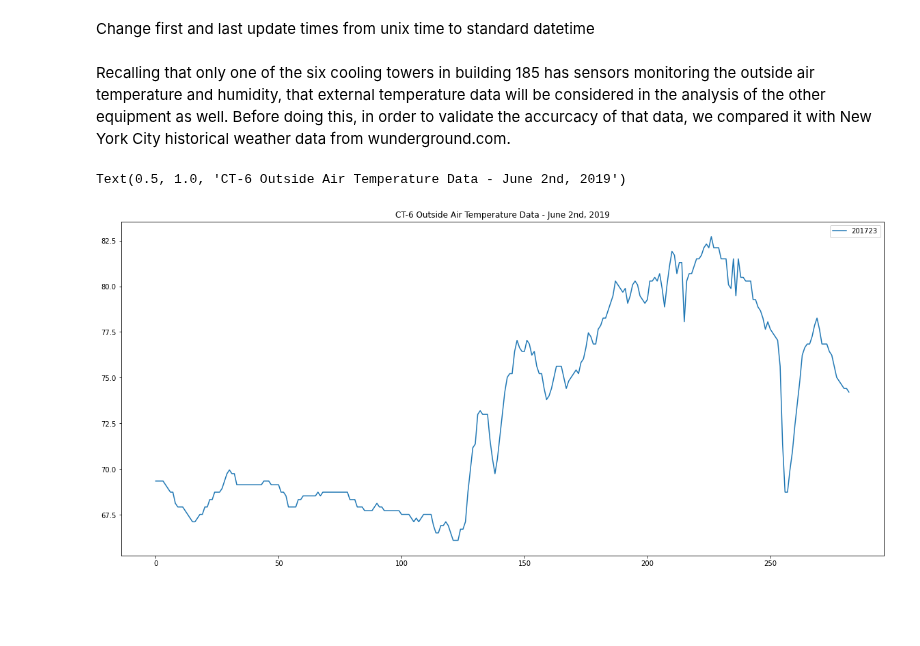
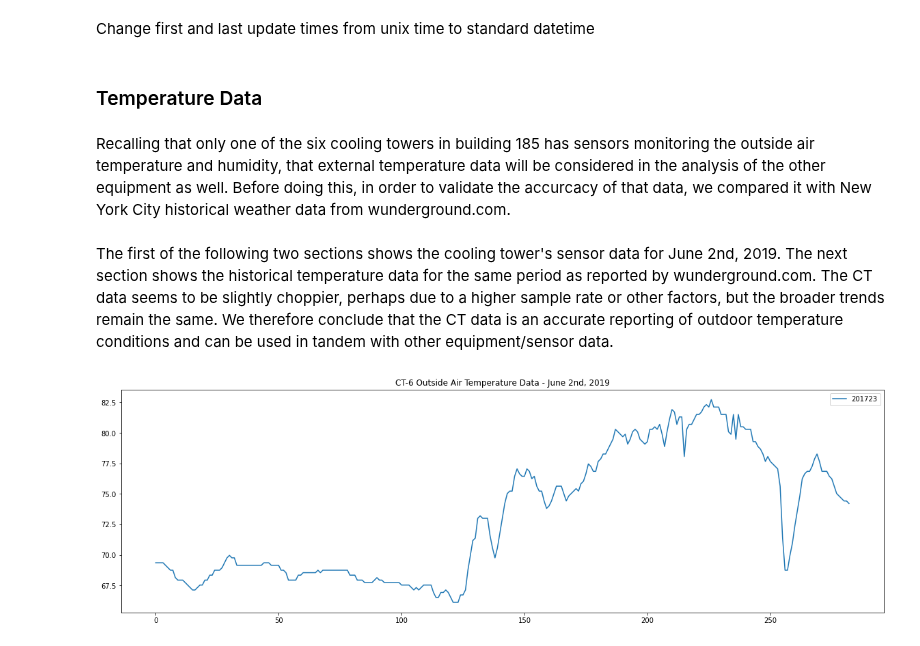
Before and after one commit to yairg98/Data-Driven-Problem-Solving, a Jupyter notebook: Assignments/Final Project/FinalProjectNotebook.ipynb, the cells around one changed output. Saved outputs shown, nothing was run; the diff lists cells and outputs as text; code cells hidden in the pictures; blank space fills up the shorter version.

```diff
--- a/Assignments/Final Project/FinalProjectNotebook.ipynb
+++ b/Assignments/Final Project/FinalProjectNotebook.ipynb
@@ -348,31 +354,33 @@ import pytz
 
 # Select your timezone
 tz = pytz.timezone('UTC')
+# %% [markdown]
+### Temperature Data
 # %% [markdown]
 Recalling that only one of the six cooling towers in building 185 has sensors monitoring the
 outside air temperature and humidity, that external temperature data will be considered in the
 analysis of the other equipment as well. Before doing this, in order to validate the accurcacy
 of that data, we compared it with New York City historical weather data from wunderground.com.
+# %% [markdown]
+The first of the following two sections shows the cooling tower's sensor data for June 2nd, 2019. The next section shows the historical temperature data for the same period as reported by wunderground.com. The CT data seems to be slightly choppier, perhaps due to a higher sample rate or other factors, but the broader trends remain the same. We therefore conclude that the CT data is an accurate reporting of outdoor temperature conditions and can be used in tandem with other equipment/sensor data.
 # %%
 # Select your date and time
 start = datetime(2019,6,2,0,0,0).replace(tzinfo=tz)
 end = datetime(2019,6,3,0,0,0).replace(tzinfo=tz)
 
 time_data = TimeseriesQuery(point_ids = [201723], start = start, end = end)
 
 # Excute query (will return an object)
 query_results = client.stream_point_timeseries(time_data)
 # Convert to dataframe
 sensor_data = points_df_from_streaming_timeseries(query_results)
 
-# This for the figure size
-plt.figure(figsize=(20,9))
-# plotting
+# Plot
+plt.figure(figsize=(20,6))
 sns.lineplot(data=sensor_data)
-plt.title("CT-6 Outside Air Temperature Data - June 2nd, 2019")
+plt.title("CT-6 Outside Air Temperature Data - June 2nd, 2019");
 # %% [output]
-Text(0.5, 1.0, 'CT-6 Outside Air Temperature Data - June 2nd, 2019')
-[figure, old version]
+[figure, new version]
 # %%
 # import image module
 from IPython.display import Image
```
Also changed, not shown: parts of 19 cells of this notebook.
